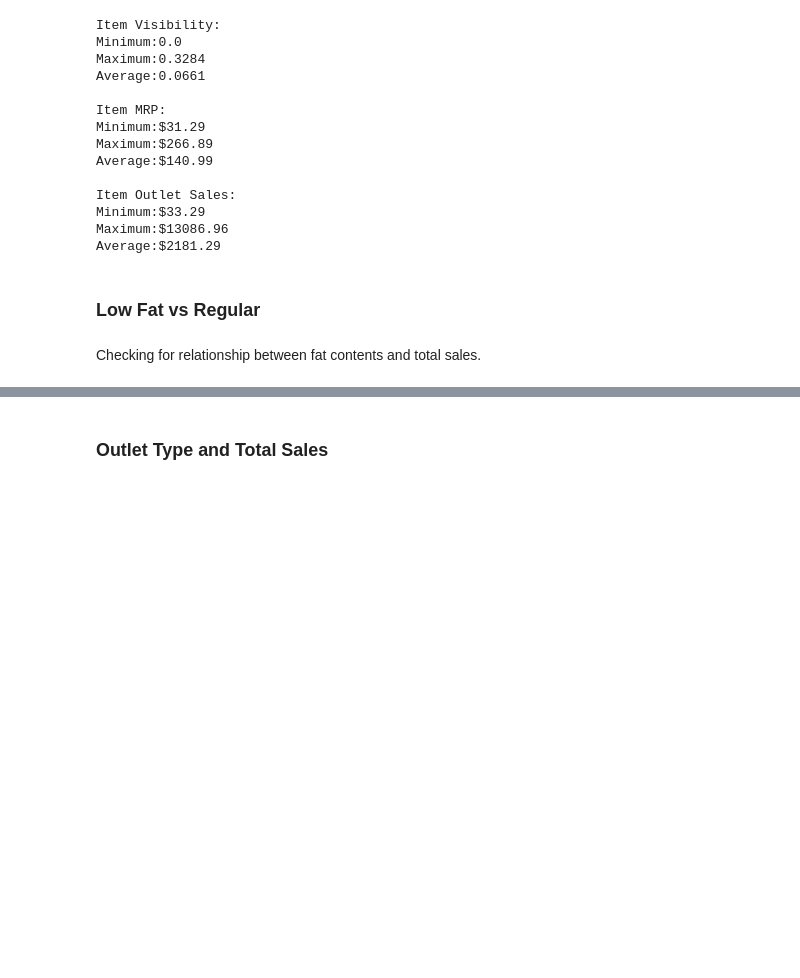
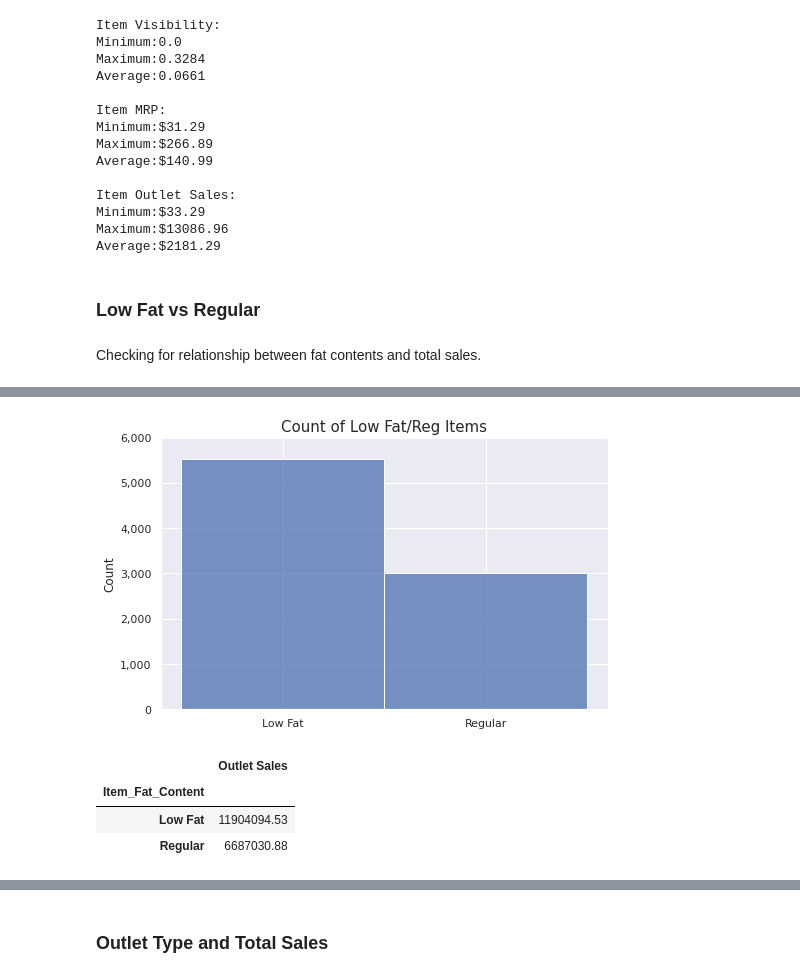
Before and after one commit to SantosAbimaelRomero/Sales-Preditions, a Jupyter notebook: Sales_Predictions_Project.ipynb, the cells around one changed output, grey strips where cells are left out. Drawn from its saved outputs; the diff is of its cells as text; code cells hidden in the pictures; blank space fills up the shorter version.

```diff
--- a/Sales_Predictions_Project.ipynb
+++ b/Sales_Predictions_Project.ipynb
@@ -359 +410,21 @@ sns.histplot(data = reg_fat, x = 'Item_Outlet_Sales', ax=axes[1], bins='auto')
+# %%
+price_fmt = mpl.ticker.StrMethodFormatter('{x:,.0f}')
+
+fig, ax = plt.subplots(figsize = (8,5))
+
+sns.histplot(data=sales_csv, x='Item_Fat_Content')
+ax.set_ylim(bottom=0, top=6000)
+plt.title('Count of Low Fat/Reg Items', fontsize=15)
+plt.xlabel('')
+ax.yaxis.set_major_formatter(price_fmt)
+plt.show();
+
+
+sales_csv.groupby('Item_Fat_Content')[['Outlet Sales']].sum().round(2)
+# %% [output]
+[figure, added]
+|  | Outlet Sales |
+| Item_Fat_Content |  |
+| Low Fat | 11904094.53 |
+| Regular | 6687030.88 |
 # %% [markdown]
```
Also changed, not shown: parts of 24 cells of this notebook.
